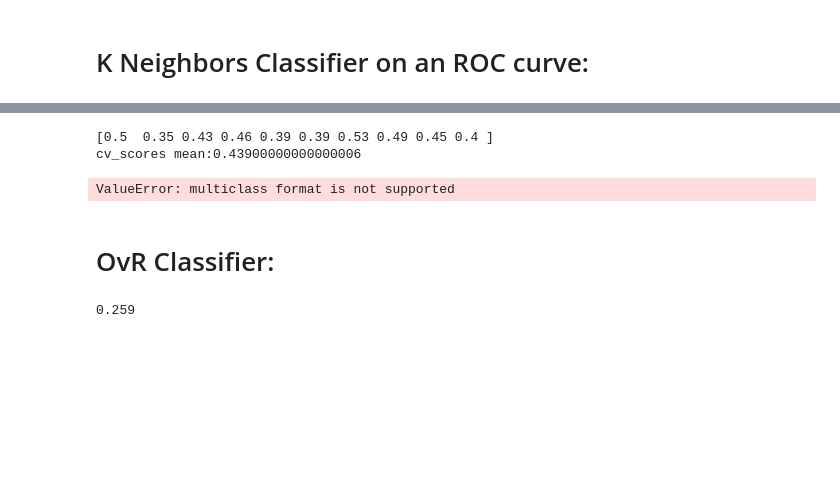
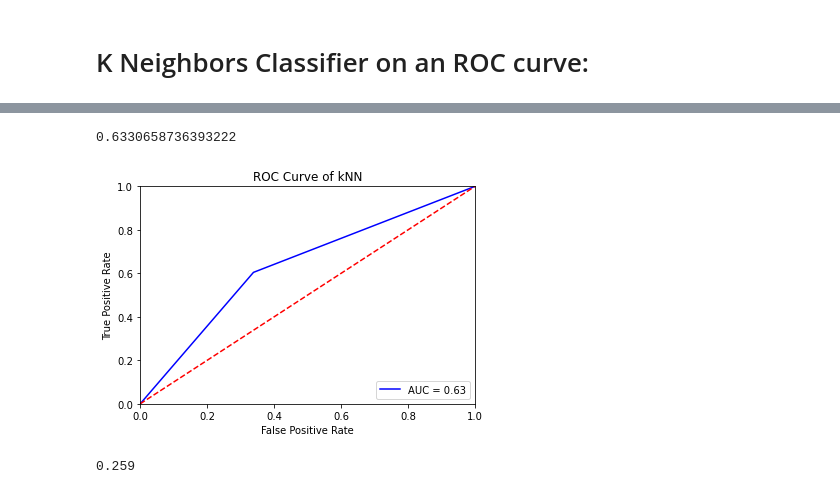
Before and after one commit to saakethkoka/AppliedMLProject3, a Jupyter notebook: wake county.ipynb, the cells around one changed output, grey strips where cells are left out. Cells and saved outputs as stored; diff of their text form; code cells hidden in the pictures; blank space fills up the shorter version.

```diff
--- a/wake county.ipynb
+++ b/wake county.ipynb
@@ -169,0 +175,2 @@ KNCmodel_results.mean()
+# %%
+KNCmodel_predict = KNCmodel.predict(X_test)
@@ -169,0 +197,5 @@ KNCmodel_results.mean()
+# %%
+# convert all items in KNCmodel_predict to 1 or 0:
+KNCmodel_predict = np.where(KNCmodel_predict == "100000-200000", 1, 0)
+# %%
+y_test = np.where(y_test == "100000-200000", 1, 0)
@@ -170,32 +224,22 @@ KNCmodel_results.mean()
 # %%
-KNCmodel = KNeighborsClassifier(n_neighbors=9)
-KNCmodel.fit(X_train, y_train)
 
-KNCmodel_scores = cross_val_score(KNCmodel, X_train, y_train, cv=10)
-print(KNCmodel_scores)
-print('cv_scores mean:{}' .format(np.mean(KNCmodel_scores)))
-
-y_scores = cross_val_score(KNCmodel, X_train, y_train, cv=76)
-fpr, tpr, threshold = roc_curve(y_test, y_scores)
+fpr, tpr, threshold = roc_curve(y_test, KNCmodel_predict)
 roc_auc = auc(fpr, tpr)
 print(roc_auc)
 
 plt.title('Receiver Operating Characteristic')
 plt.plot(fpr, tpr, 'b', label = 'AUC = %0.2f' % roc_auc)
 plt.legend(loc = 'lower right')
 plt.plot([0, 1], [0, 1],'r--')
 plt.xlim([0, 1])
 plt.ylim([0, 1])
 plt.ylabel('True Positive Rate')
 plt.xlabel('False Positive Rate')
 plt.title('ROC Curve of kNN')
 plt.show()
 # %% [output]
-[0.5  0.35 0.43 0.46 0.39 0.39 0.53 0.49 0.45 0.4 ]
-cv_scores mean:0.43900000000000006
+0.6330658736393222
-ValueError: multiclass format is not supported
+[figure, added]
-# %% [markdown]
-<h1>OvR Classifier:
 # %%
 OvRmodel = OneVsRestClassifier(SVC())
 kfold = StratifiedKFold(n_splits=10, shuffle=True, random_state=0)
```
Also changed, not shown: parts of 6 cells of this notebook.
